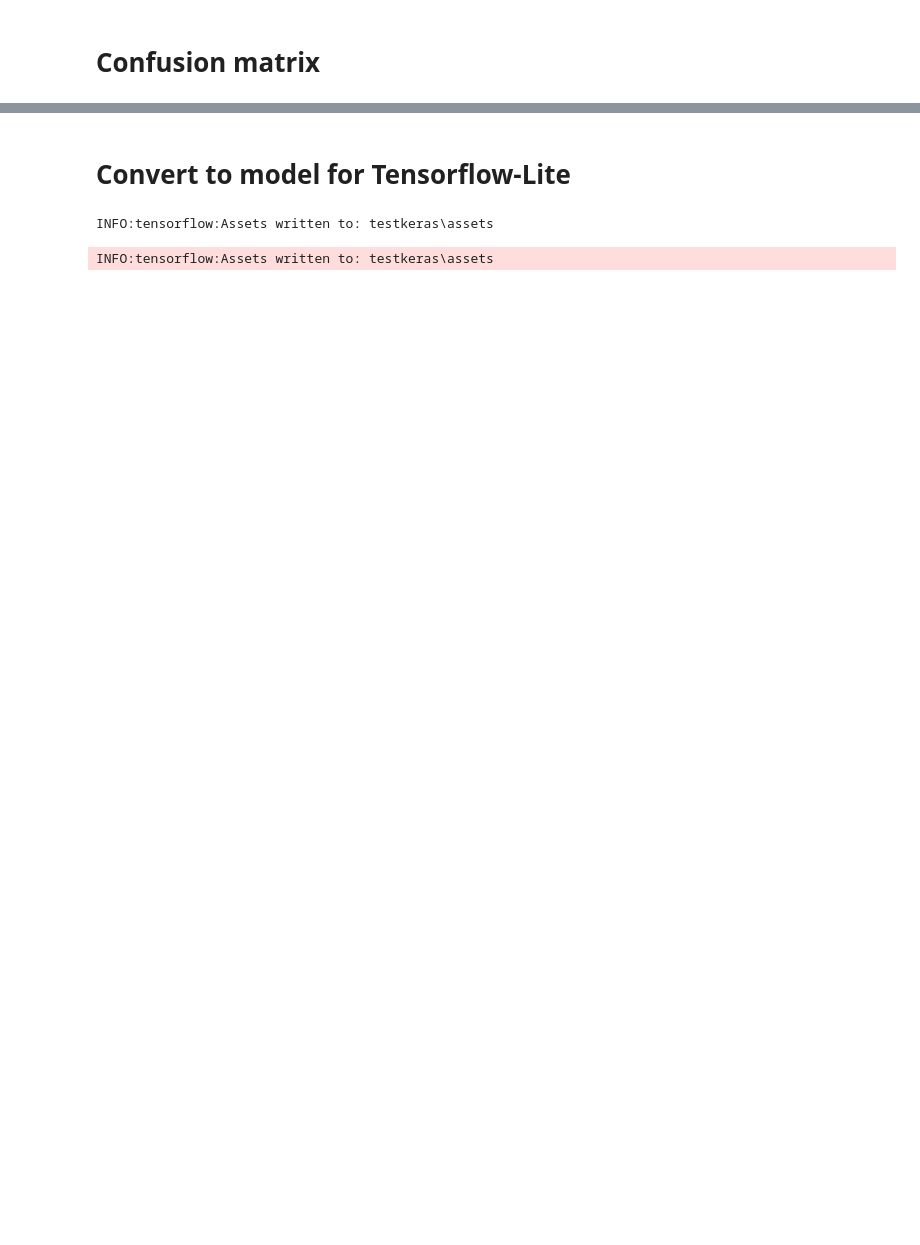
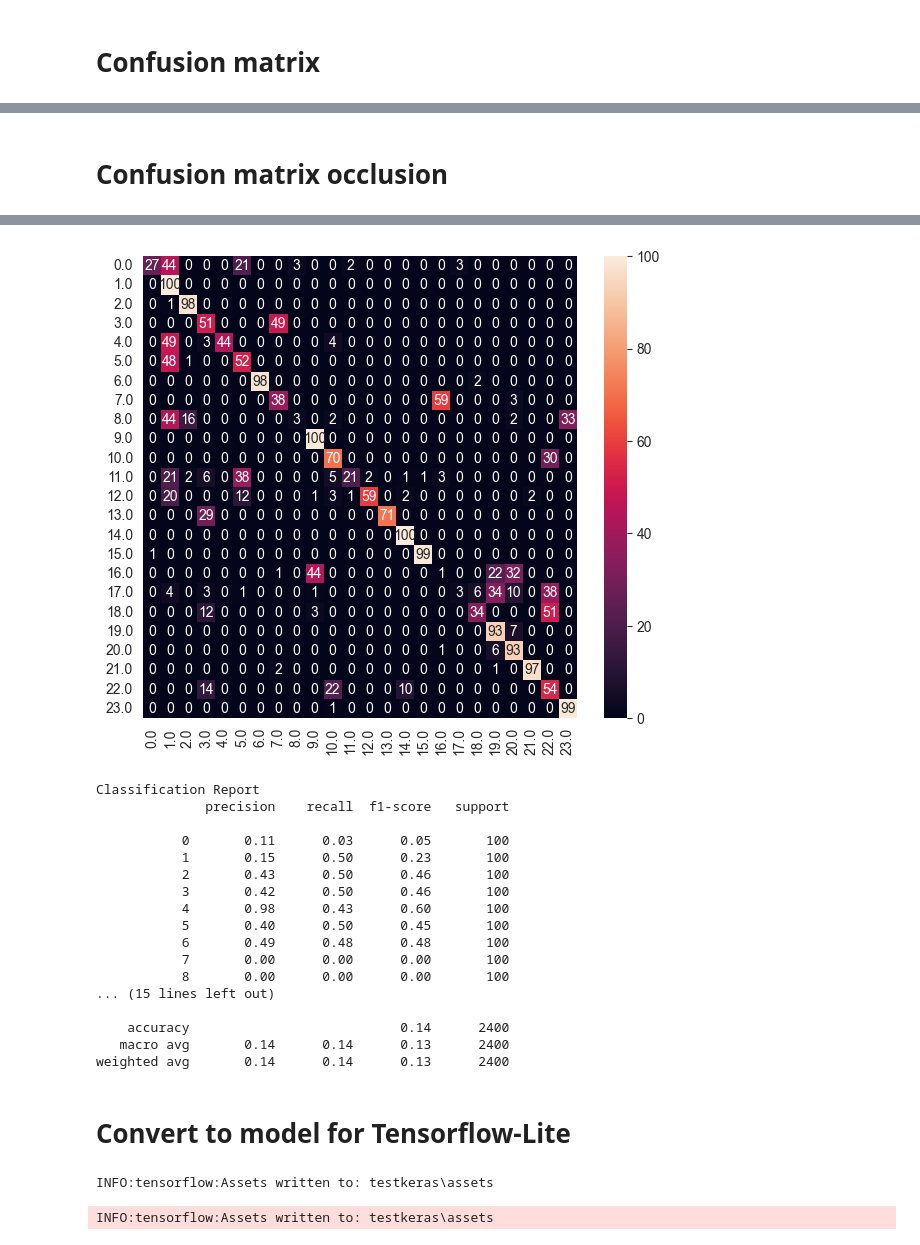
Before and after one commit to mijn35/thesis, a Jupyter notebook: Camera_pipeline_ML.ipynb, the cells around one changed output, grey strips where cells are left out. Drawn from its saved outputs; the diff is of its cells as text; code cells hidden in the pictures; blank space fills up the shorter version.

```diff
--- a/Camera_pipeline_ML.ipynb
+++ b/Camera_pipeline_ML.ipynb
@@ -264,0 +314,28 @@ weighted avg       0.98      0.97      0.97      2400
+# %% [markdown]
+# Confusion matrix occlusion
+# %%
+import pandas as pd
+import seaborn as sns
+import matplotlib.pyplot as plt
+from sklearn.metrics import confusion_matrix, classification_report
+
+def print_confusion_matrix(y_true, y_pred, report=True):
+    labels = sorted(list(set(y_true)))
+    cmx_data = confusion_matrix(y_true, y_pred, labels=labels)
+
+    df_cmx = pd.DataFrame(cmx_data, index=labels, columns=labels)
+
+    fig, ax = plt.subplots(figsize=(7, 6))
+    sns.heatmap(df_cmx, annot=True, fmt='g' ,square=False)
+    ax.set_ylim(len(set(y_true)), 0)
+    plt.show()
+
+    if report:
+        print('Classification Report')
+        print(classification_report(y_testGood, y_pred))
+
+Y_pred = model.predict(X_test_hand_behind)
+y_pred = np.argmax(Y_pred, axis=1)
+
+print_confusion_matrix(y_test_hand_behind, y_pred)
+# %% [output]
@@ -265,3 +343,21 @@ weighted avg       0.98      0.97      0.97      2400
+[figure, added]
+Classification Report
+              precision    recall  f1-score   support
+
+           0       0.11      0.03      0.05       100
+           1       0.15      0.50      0.23       100
+           2       0.43      0.50      0.46       100
+           3       0.42      0.50      0.46       100
+           4       0.98      0.43      0.60       100
+           5       0.40      0.50      0.45       100
+           6       0.49      0.48      0.48       100
+           7       0.00      0.00      0.00       100
+           8       0.00      0.00      0.00       100
+... (15 lines left out)
+
+    accuracy                           0.14      2400
+   macro avg       0.14      0.14      0.13      2400
+weighted avg       0.14      0.14      0.13      2400
 # %% [markdown]
 # Convert to model for Tensorflow-Lite
 # %%
```
Also changed, not shown: parts of 18 cells of this notebook, 2 other files.
